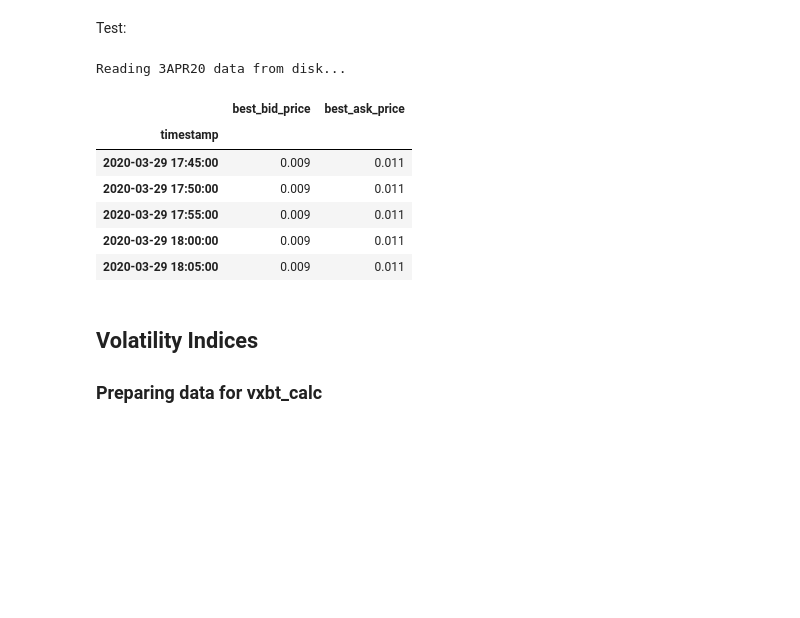
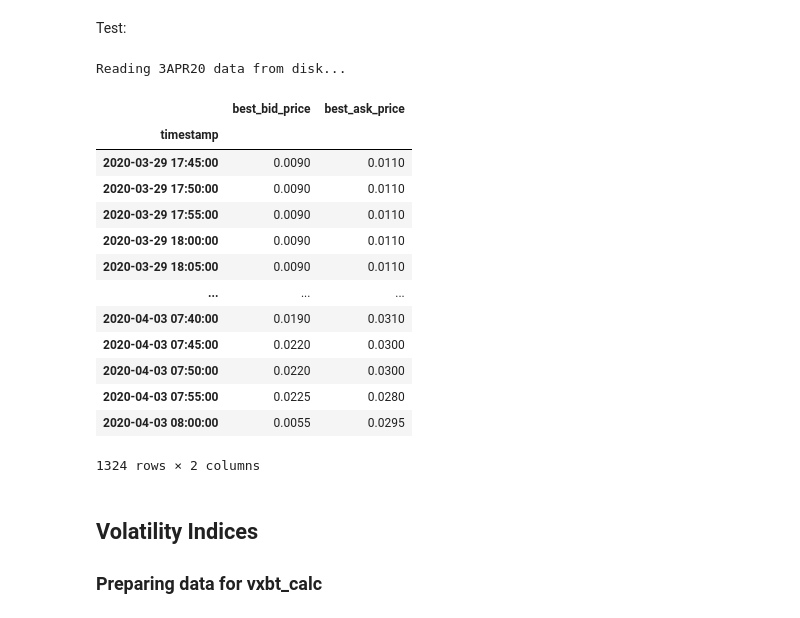
Before and after one commit to Globe-Research/bitfear, a Jupyter notebook: vix-implementation/volatility-time-series.ipynb, the cells around one changed output. Saved outputs shown, nothing was run; the diff lists cells and outputs as text; code cells hidden in the pictures; blank space fills up the shorter version.

```diff
--- a/vix-implementation/volatility-time-series.ipynb
+++ b/vix-implementation/volatility-time-series.ipynb
@@ -122,16 +122,23 @@ Test:
 # %%
 # This call should return a five-minute resampled time-series dataframe of best bids and asks for BTC-3APR20-6750-C.
 test = read_orderbook_data([csv_path], '3APR20')['3APR20'][6750][co]
-test.head()
+test
 # %% [output]
 Reading 3APR20 data from disk...
 |  | best_bid_price | best_ask_price |
 | timestamp |  |  |
-| 2020-03-29 17:45:00 | 0.009 | 0.011 |
-| 2020-03-29 17:50:00 | 0.009 | 0.011 |
-| 2020-03-29 17:55:00 | 0.009 | 0.011 |
-| 2020-03-29 18:00:00 | 0.009 | 0.011 |
-| 2020-03-29 18:05:00 | 0.009 | 0.011 |
+| 2020-03-29 17:45:00 | 0.0090 | 0.0110 |
+| 2020-03-29 17:50:00 | 0.0090 | 0.0110 |
+| 2020-03-29 17:55:00 | 0.0090 | 0.0110 |
+| 2020-03-29 18:00:00 | 0.0090 | 0.0110 |
+| 2020-03-29 18:05:00 | 0.0090 | 0.0110 |
+| ... | ... | ... |
+| 2020-04-03 07:40:00 | 0.0190 | 0.0310 |
+| 2020-04-03 07:45:00 | 0.0220 | 0.0300 |
+| 2020-04-03 07:50:00 | 0.0220 | 0.0300 |
+| 2020-04-03 07:55:00 | 0.0225 | 0.0280 |
+| 2020-04-03 08:00:00 | 0.0055 | 0.0295 |
+1324 rows × 2 columns
 # %% [markdown]
 ## Volatility Indices
 
```
Also changed, not shown: parts of 14 cells of this notebook, 1 other file.
